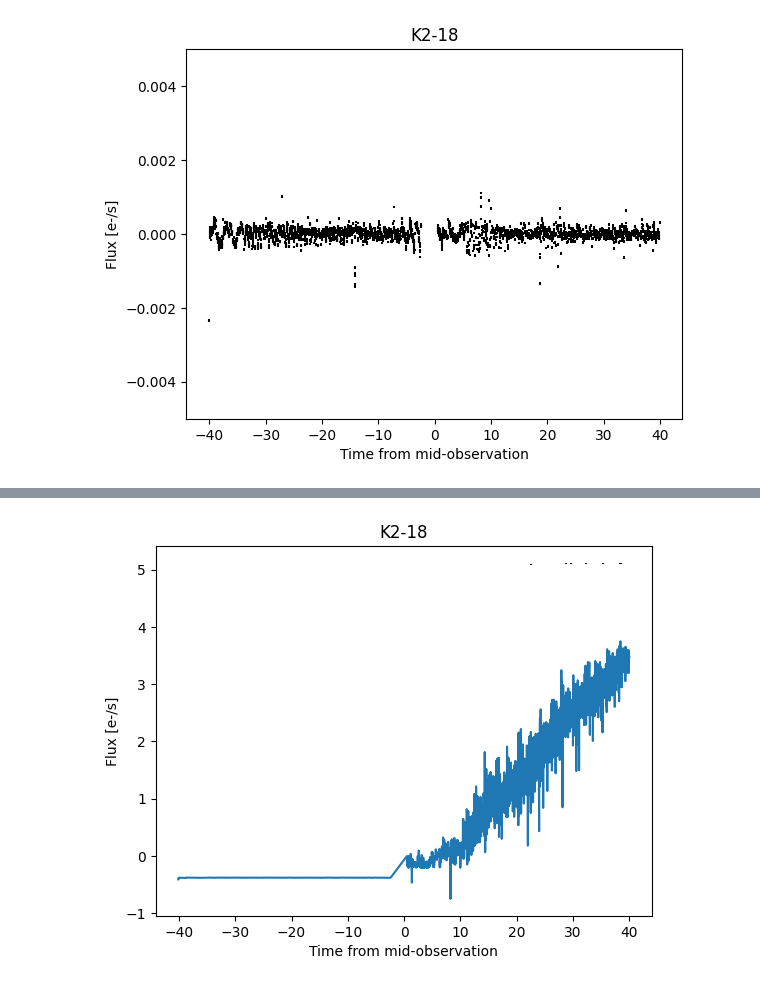
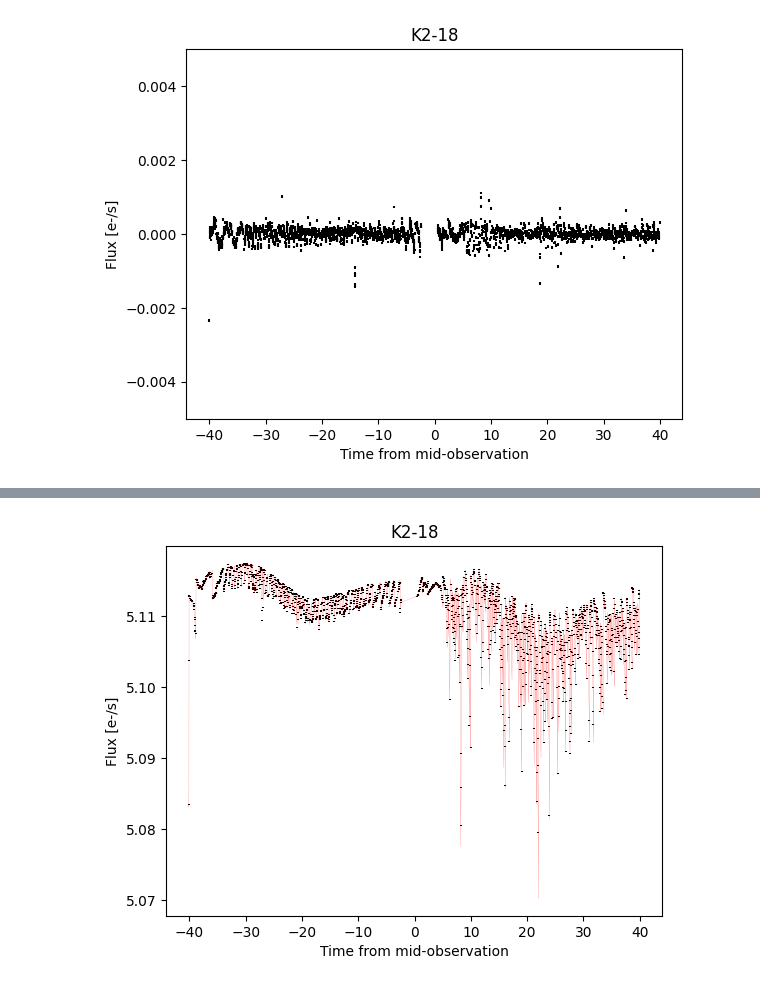
Before and after one commit to PandoraMission/lamatrix, a Jupyter notebook: docs/use-cases/fiting-K2-noise.ipynb, the cells around one changed output, grey strips where cells are left out. Cells and saved outputs as stored; diff of their text form; code cells hidden in the pictures.

```diff
--- a/docs/use-cases/fiting-K2-noise.ipynb
+++ b/docs/use-cases/fiting-K2-noise.ipynb
@@ -104,10 +90,10 @@ model.fit(c=col, r=row, t=time, data=y, errors=ye, mask=~outliers)
 # %%
 fig, ax = plt.subplots()
 ax.errorbar(time, y, ye, ls='', color='k')
-ax.plot(time, model[0](c=col, r=row, t=time))
+ax.plot(time, model(c=col, r=row, t=time), c='r', lw=0.1)
 ax.set(xlabel='Time from mid-observation', ylabel='Flux [e-/s]', title='K2-18');#, ylim=(-0.005, 0.005));
 # %% [output]
-[figure, old version]
+[figure, new version]
 # %%
 p1 = la.Polynomial1DGenerator(x_name='c', polyorder=3)
 p2 = la.Polynomial1DGenerator(x_name='r', polyorder=3)
```
Also changed, not shown: parts of 16 cells of this notebook.
